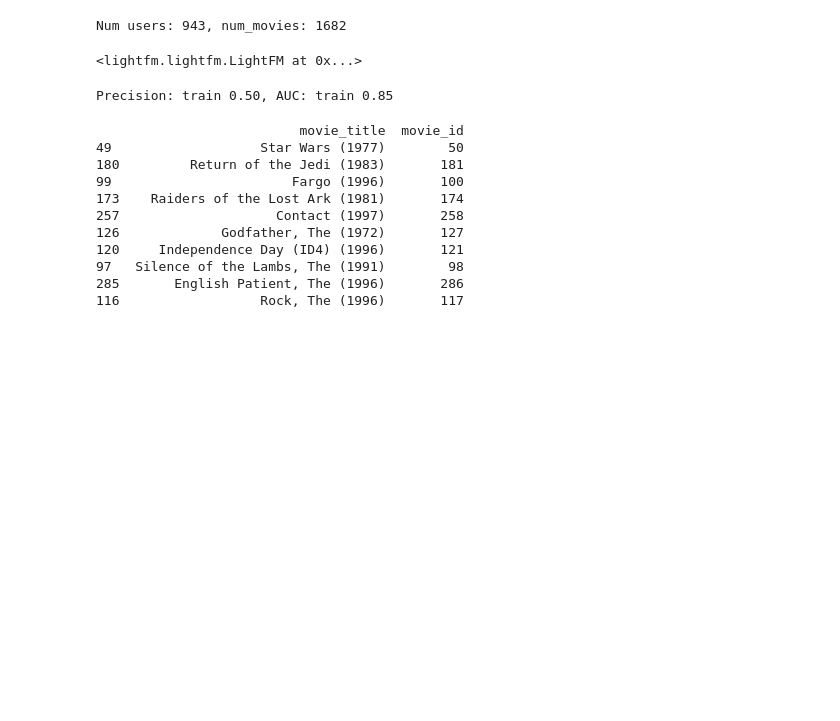
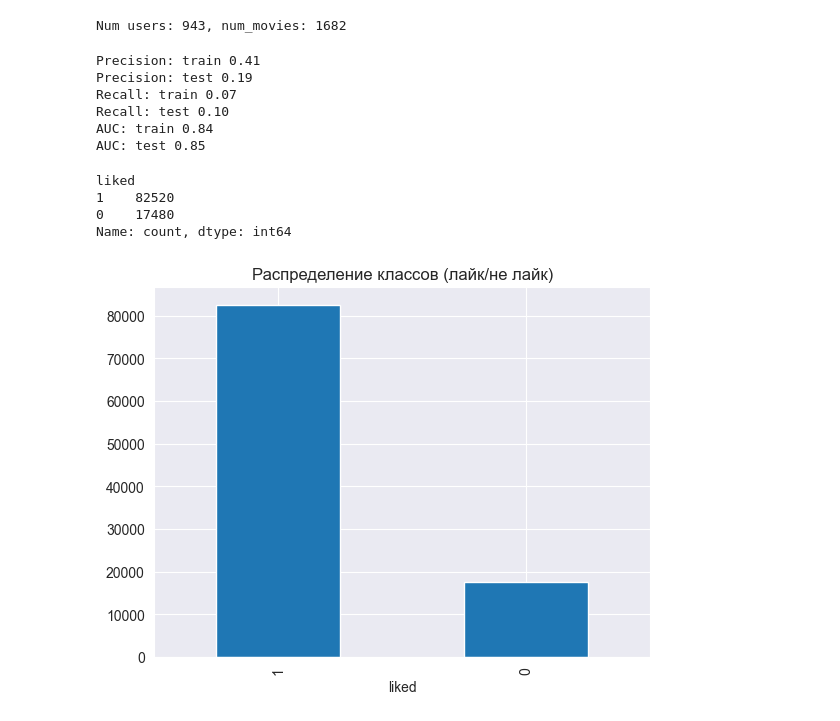
Before and after one commit to NasdormML/MovieLens-100K, a Jupyter notebook: notebooks/test_build.ipynb, the cells around one changed output. Saved outputs shown, nothing was run; the diff lists cells and outputs as text; code cells hidden in the pictures; blank space fills up the shorter version.

```diff
--- a/notebooks/test_build.ipynb
+++ b/notebooks/test_build.ipynb
@@ -182,12 +198,3 @@ item_features = dataset.build_item_features((x, y) for x, y in zip(movies['movie
 user_features = dataset.build_user_features((x, y) for x, y in zip(users['user_id'], users.drop(columns=['user_id']).to_dict(orient='records')))
 # %%
 (interactions, weights) = dataset.build_interactions((x, y) for x, y in zip(ratings['user_id'], ratings['movie_id']))
-# %%
-from lightfm import LightFM
-
-model = LightFM(no_components=30, loss='warp', random_state=42)
-
-# Model fit
-model.fit(interactions, user_features=user_features, item_features=item_features, epochs=30, num_threads=4)
-# %% [output]
-<lightfm.lightfm.LightFM at 0x...>
@@ -194,32 +207,48 @@ model.fit(interactions, user_features=user_features, item_features=item_features
 # %%
+from lightfm import LightFM
 from lightfm.evaluation import precision_at_k, recall_at_k, auc_score
 
-# Scoring
-train_precision = precision_at_k(model, interactions, k=10, item_features=item_features, user_features=user_features).mean()
-test_precision = precision_at_k(model, interactions, k=10, item_features=item_features, user_features=user_features).mean()
+n_components = 30
+loss = 'warp'
+epoch = 40
+num_thread = 4
+model = LightFM(no_components= n_components, loss=loss, random_state = 42)
+model.fit(train,  user_features= user_features, item_features= item_features, epochs=epoch,num_threads = num_thread, sample_weight = train_w)
 
-train_auc = auc_score(model, interactions, item_features=item_features, user_features=user_features).mean()
+train_precision = precision_at_k(model, train, k=10,item_features=item_features, user_features=user_features).mean()
+test_precision = precision_at_k(model, test,train_interactions=train, k=10,item_features=item_features, user_features=user_features).mean()
 
-print(f'Precision: train {train_precision:.2f}, AUC: train {train_auc:.2f}')
+train_recall = recall_at_k(model, train, k=10,item_features=item_features, user_features=user_features).mean()
+test_recall = recall_at_k(model, test,train_interactions=train, k=10,item_features=item_features, user_features=user_features).mean()
+
+train_auc = auc_score(model, train,item_features=item_features, user_features=user_features).mean()
+test_auc = auc_score(model, test, train_interactions=train,item_features=item_features, user_features=user_features).mean()
+
+print('Precision: train %.2f' % (train_precision))
+print('Precision: test %.2f' % (test_precision))
+
+print('Recall: train %.2f' % (train_recall))
+print('Recall: test %.2f' % (test_recall))
+
+print('AUC: train %.2f' % (train_auc))
+print('AUC: test %.2f' % (test_auc))
 # %% [output]
-Precision: train 0.50, AUC: train 0.85
+Precision: train 0.41
+Precision: test 0.19
+Recall: train 0.07
+Recall: test 0.10
+AUC: train 0.84
+AUC: test 0.85
-# %%
-# Predict for user with ID 3
-scores = model.predict(1, np.arange(num_movies), user_features=user_features, item_features=item_features)
-
-# Show top 10 movie high rating
-top_items = movies.iloc[np.argsort(-scores)][:10]
-
-print(top_items[['movie_title', 'movie_id']])
-# %% [output]
-                          movie_title  movie_id
-49                   Star Wars (1977)        50
-180         Return of the Jedi (1983)       181
-99                       Fargo (1996)       100
-173    Raiders of the Lost Ark (1981)       174
-257                    Contact (1997)       258
-126             Godfather, The (1972)       127
-120     Independence Day (ID4) (1996)       121
-97   Silence of the Lambs, The (1991)        98
-285       English Patient, The (1996)       286
-116                  Rock, The (1996)       117
+# %%
+ratings['liked'].value_counts()
+# %% [output]
+liked
+1    82520
+0    17480
+Name: count, dtype: int64
+# %%
+ratings['liked'].value_counts().plot(kind='bar')
+plt.title('Распределение классов (лайк/не лайк)')
+plt.show()
+# %% [output]
+[figure, added]
```
Also changed, not shown: parts of 5 cells of this notebook.
